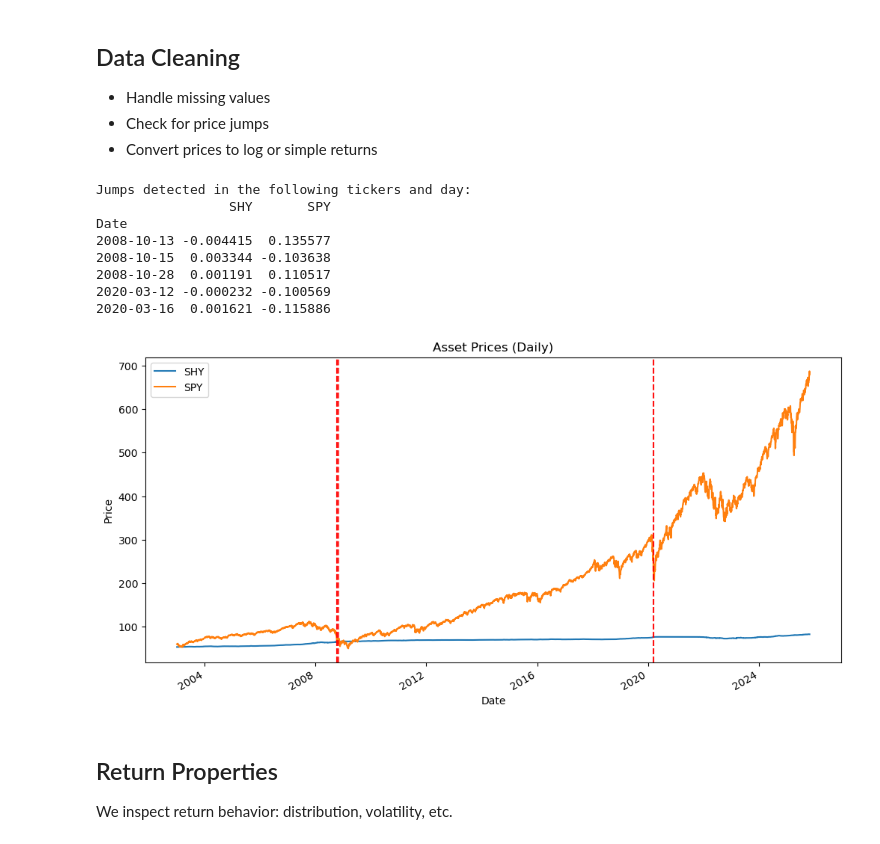
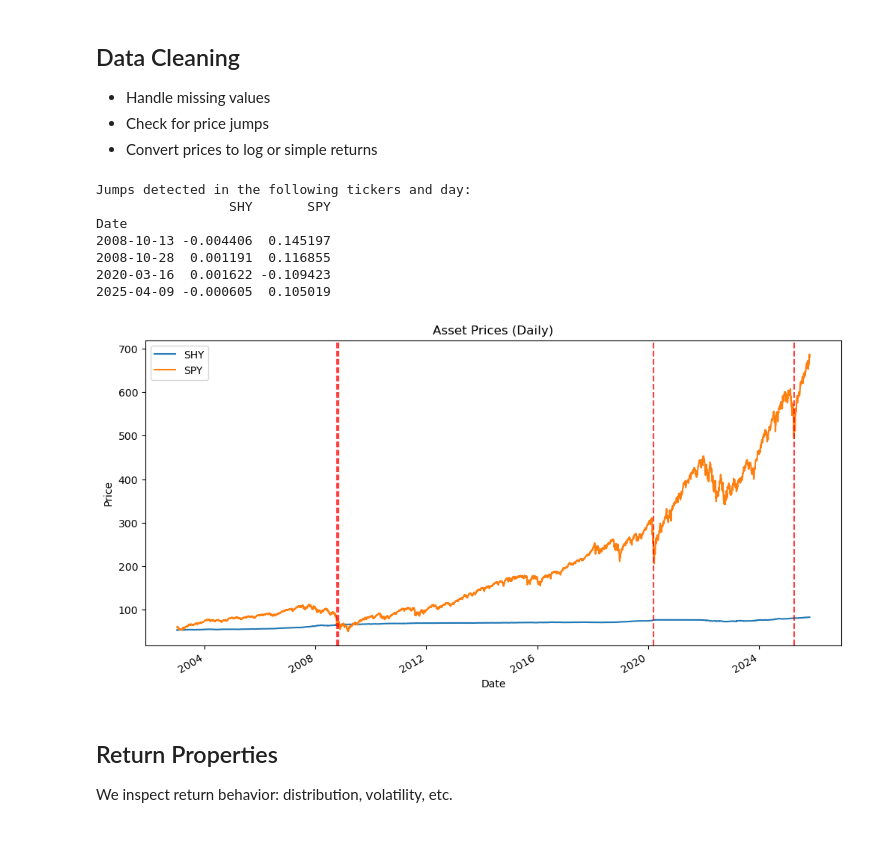
Before and after one commit to melted-cheese-enjoyer/Research-Methodology, a Jupyter notebook: notebooks/portfolio_strategy.ipynb, the cells around one changed output. Drawn from its saved outputs; the diff is of its cells as text; code cells hidden in the pictures.

```diff
--- a/notebooks/portfolio_strategy.ipynb
+++ b/notebooks/portfolio_strategy.ipynb
@@ -87,36 +88,36 @@ Date
 # %%
 # Missing value handling
 prices = prices.dropna()
 
 # Log returns
-returns = np.log(prices).diff().dropna()
+returns = prices.pct_change().dropna()
+returns.head()
 
 # Weekly returns
 # returns = prices.resample('W').last().pct_change().dropna()
 
 # Check for jumps in the data
 jumps = (np.abs(returns) > 0.10)
 jump_days = jumps.any(axis=1)
 print("Jumps detected in the following tickers and day:")
 print(returns[jump_days])
 
 # Plot prices
 prices.plot(title="Asset Prices (Daily)", figsize=(12, 6))
 plt.xlabel("Date")
 plt.ylabel("Price")
 for date in jump_days[jump_days].index:
     plt.axvline(date, color='red', linestyle='--', alpha=0.75)
 plt.show()
 # %% [output]
 Jumps detected in the following tickers and day:
                  SHY       SPY
 Date
-2008-10-13 -0.004415  0.135577
-2008-10-15  0.003344 -0.103638
-2008-10-28  0.001191  0.110517
-2020-03-12 -0.000232 -0.100569
-2020-03-16  0.001621 -0.115886
+2008-10-13 -0.004406  0.145197
+2008-10-28  0.001191  0.116855
+2020-03-16  0.001622 -0.109423
+2025-04-09 -0.000605  0.105019
-[figure, old version]
+[figure, new version]
 # %% [markdown]
 ## Return Properties
 We inspect return behavior: distribution, volatility, etc.
```
Also changed, not shown: parts of 6 cells of this notebook, 1 other file.
